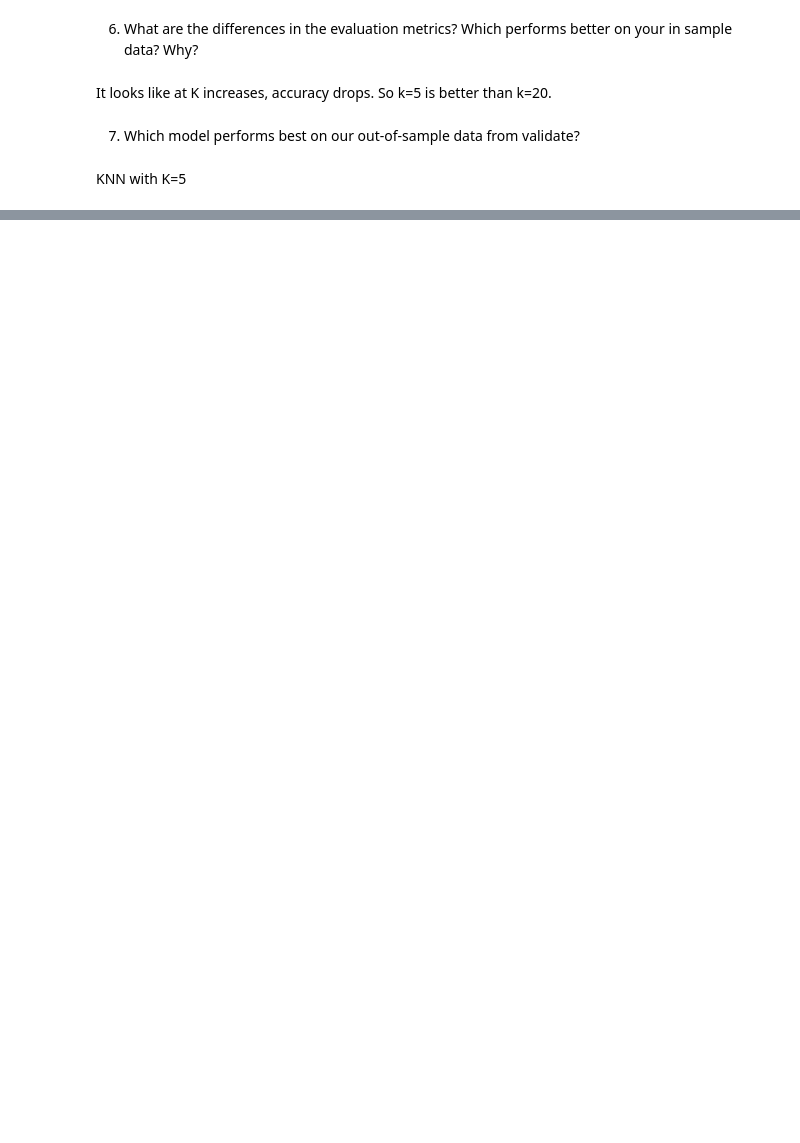
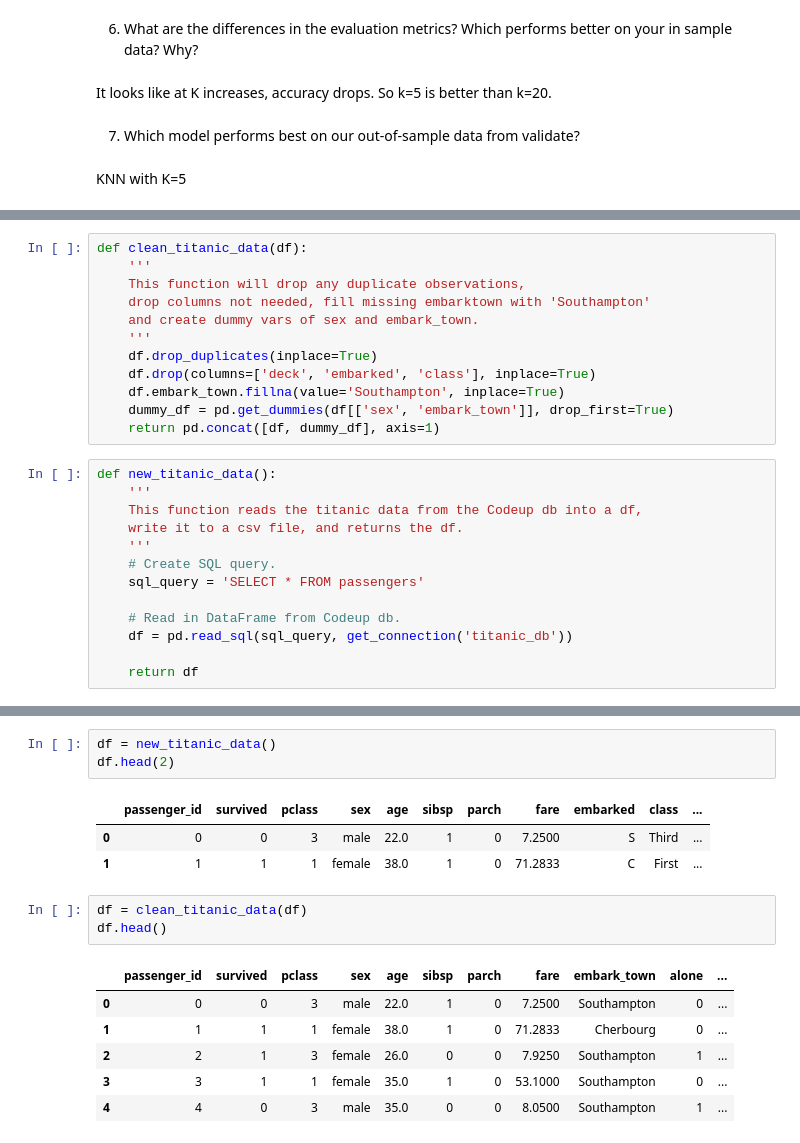
Before and after one commit to lopezelihezer/classification-exercises, a Jupyter notebook: model.ipynb, the cells around one changed output, grey strips where cells are left out. Saved outputs shown, nothing was run; the diff lists cells and outputs as text; blank space fills up the shorter version.

```diff
--- a/model.ipynb
+++ b/model.ipynb
@@ -530,0 +314,25 @@ KNN with K=5
+# %%
+def clean_titanic_data(df):
+    '''
+    This function will drop any duplicate observations,
+    drop columns not needed, fill missing embarktown with 'Southampton'
+    and create dummy vars of sex and embark_town.
+    '''
+    df.drop_duplicates(inplace=True)
+    df.drop(columns=['deck', 'embarked', 'class'], inplace=True)
+    df.embark_town.fillna(value='Southampton', inplace=True)
+    dummy_df = pd.get_dummies(df[['sex', 'embark_town']], drop_first=True)
+    return pd.concat([df, dummy_df], axis=1)
+# %%
+def new_titanic_data():
+    '''
+    This function reads the titanic data from the Codeup db into a df,
+    write it to a csv file, and returns the df.
+    '''
+    # Create SQL query.
+    sql_query = 'SELECT * FROM passengers'
+
+    # Read in DataFrame from Codeup db.
+    df = pd.read_sql(sql_query, get_connection('titanic_db'))
+
+    return df
@@ -530,0 +347,17 @@ KNN with K=5
+# %%
+df = new_titanic_data()
+df.head(2)
+# %% [output]
+|  | passenger_id | survived | pclass | sex | age | sibsp | parch | fare | embarked | class | ... |
+| 0 | 0 | 0 | 3 | male | 22.0 | 1 | 0 | 7.2500 | S | Third | ... |
+| 1 | 1 | 1 | 1 | female | 38.0 | 1 | 0 | 71.2833 | C | First | ... |
+# %%
+df = clean_titanic_data(df)
+df.head()
+# %% [output]
+|  | passenger_id | survived | pclass | sex | age | sibsp | parch | fare | embark_town | alone | ... |
+| 0 | 0 | 0 | 3 | male | 22.0 | 1 | 0 | 7.2500 | Southampton | 0 | ... |
+| 1 | 1 | 1 | 1 | female | 38.0 | 1 | 0 | 71.2833 | Cherbourg | 0 | ... |
+| 2 | 2 | 1 | 3 | female | 26.0 | 0 | 0 | 7.9250 | Southampton | 1 | ... |
+| 3 | 3 | 1 | 1 | female | 35.0 | 1 | 0 | 53.1000 | Southampton | 0 | ... |
+| 4 | 4 | 0 | 3 | male | 35.0 | 0 | 0 | 8.0500 | Southampton | 1 | ... |
```
Also changed, not shown: parts of 60 cells of this notebook.
